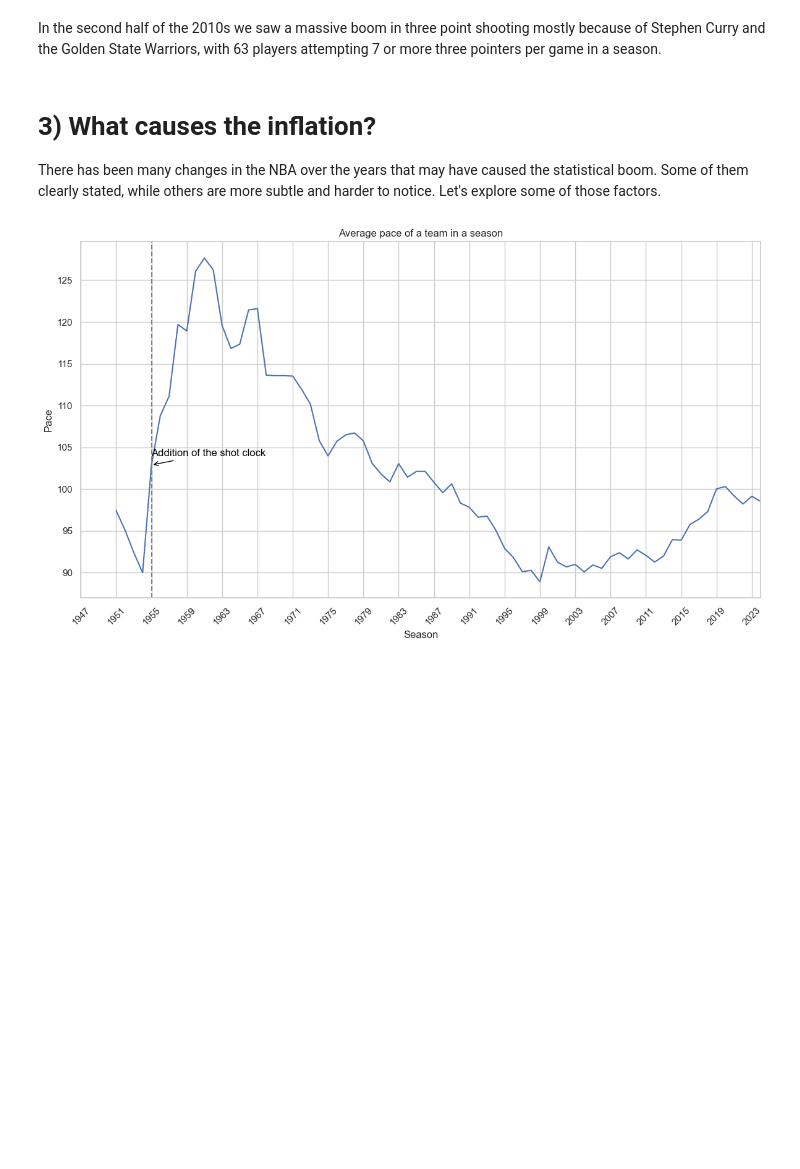
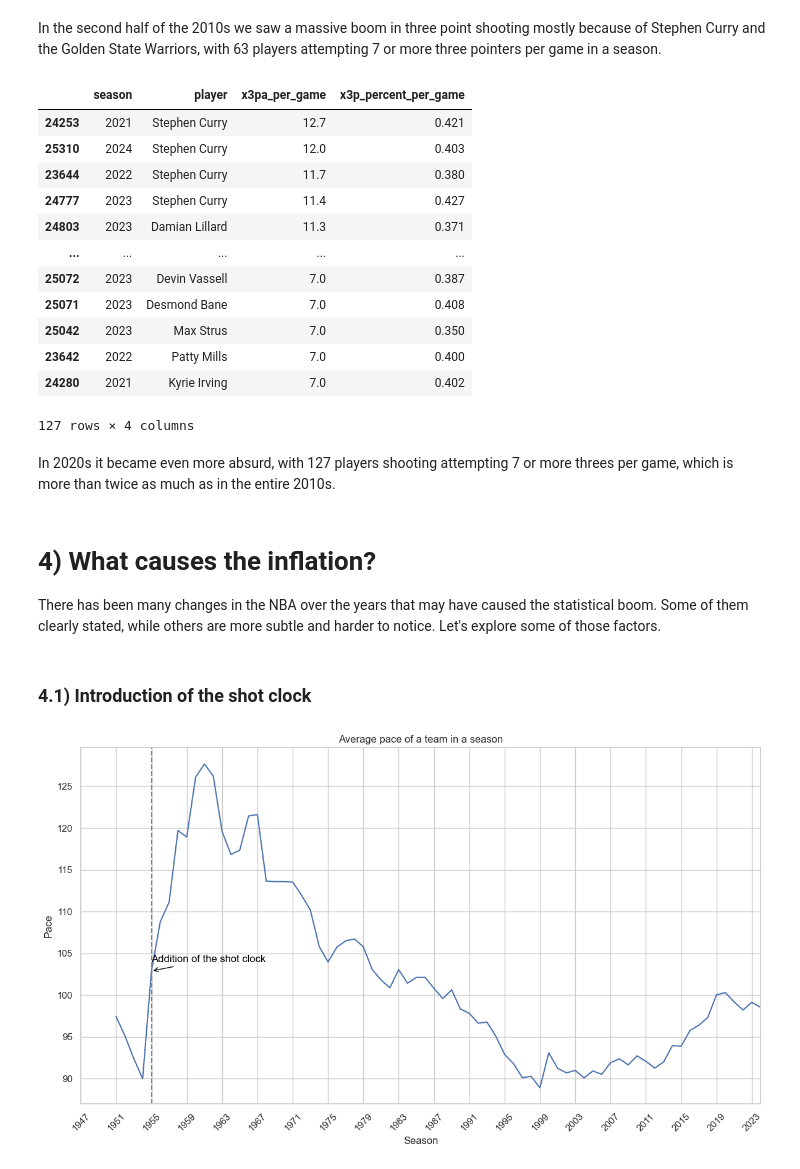
Before and after one commit to marczak10/NBA-Stats-Inflation, a Jupyter notebook: nba-stats-inflation-eda.ipynb, the cells around one changed output. Saved outputs shown, nothing was run; the diff lists cells and outputs as text; code cells hidden in the pictures; blank space fills up the shorter version.

```diff
--- a/nba-stats-inflation-eda.ipynb
+++ b/nba-stats-inflation-eda.ipynb
@@ -556,9 +486,29 @@ player_better_stats.query("x3pa_per_game >= 7 and 2010 <= season < 2020").sort_v
 | 20856 | 2015 | Damian Lillard | 7.0 | 0.343 |
 # %% [markdown]
 In the second half of the 2010s we saw a massive boom in three point shooting mostly because of Stephen Curry and the Golden State Warriors, with 63 players attempting 7 or more three pointers per game in a season.
+# %%
+player_better_stats.query("x3pa_per_game >= 7 and season > 2020").sort_values("x3pa_per_game", ascending=False)[["season", "player", "x3pa_per_game", "x3p_percent_per_game"]]
+# %% [output]
+|  | season | player | x3pa_per_game | x3p_percent_per_game |
+| 24253 | 2021 | Stephen Curry | 12.7 | 0.421 |
+| 25310 | 2024 | Stephen Curry | 12.0 | 0.403 |
+| 23644 | 2022 | Stephen Curry | 11.7 | 0.380 |
+| 24777 | 2023 | Stephen Curry | 11.4 | 0.427 |
+| 24803 | 2023 | Damian Lillard | 11.3 | 0.371 |
+| ... | ... | ... | ... | ... |
+| 25072 | 2023 | Devin Vassell | 7.0 | 0.387 |
+| 25071 | 2023 | Desmond Bane | 7.0 | 0.408 |
+| 25042 | 2023 | Max Strus | 7.0 | 0.350 |
+| 23642 | 2022 | Patty Mills | 7.0 | 0.400 |
+| 24280 | 2021 | Kyrie Irving | 7.0 | 0.402 |
+127 rows × 4 columns
+# %% [markdown]
+In 2020s it became even more absurd, with 127 players shooting attempting 7 or more threes per game, which is more than twice as much as in the entire 2010s.
 # %% [markdown]
-# 3) What causes the inflation?
+# 4) What causes the inflation? <a id="4"></a>
 There has been many changes in the NBA over the years that may have caused the statistical boom. Some of them clearly stated, while others are more subtle and harder to notice. Let's explore some of those factors.
+# %% [markdown]
+### 4.1) Introduction of the shot clock <a id="4.1"></a>
 # %%
 pace_season = team_summaries.groupby("season")["pace"].mean()
 
```
Also changed, not shown: parts of 43 cells of this notebook.
